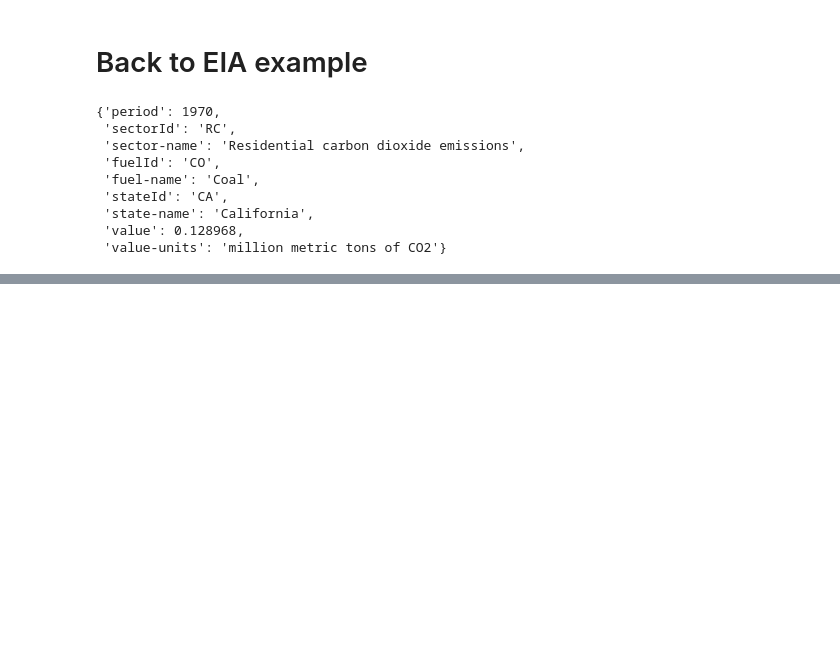
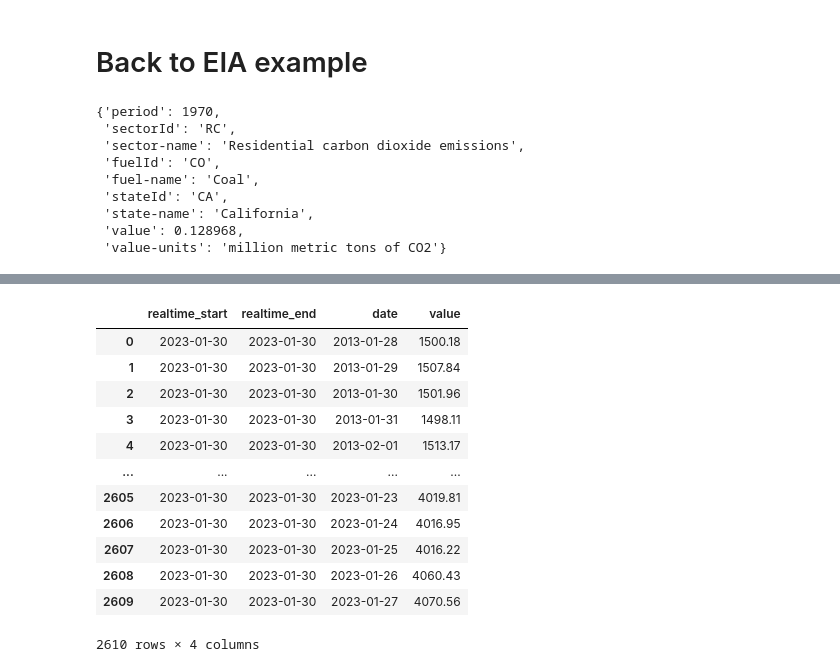
Before and after one commit to UCB-Econ-148/sp23-student, a Jupyter notebook: lec/lec3-1/Lec3.1.ipynb, the cells around one changed output, grey strips where cells are left out. Cells and saved outputs as stored; diff of their text form; code cells hidden in the pictures; blank space fills up the shorter version.

Commit message:
Added Fred API to lec3-1 notebook

```diff
--- a/lec/lec3-1/Lec3.1.ipynb
+++ b/lec/lec3-1/Lec3.1.ipynb
@@ -87,0 +99,7 @@ r["response"]["data"][0]
+# %%
+api_key = "dab081fe5e028d7fc65114e0c7f2cf6b"
+series_id = 'SP500'
+url = f'https://api.stlouisfed.org/fred/series/observations?series_id={series_id}&api_key={api_key}&file_type=json'
+response = requests.get(url)
+sp500_data = response.json()
+print(json.dumps(sp500_data, indent=2))
@@ -87,0 +124,17 @@ r["response"]["data"][0]
+# %%
+sp500_df = pd.DataFrame(sp500_data['observations'])
+sp500_df
+# %% [output]
+|  | realtime_start | realtime_end | date | value |
+| 0 | 2023-01-30 | 2023-01-30 | 2013-01-28 | 1500.18 |
+| 1 | 2023-01-30 | 2023-01-30 | 2013-01-29 | 1507.84 |
+| 2 | 2023-01-30 | 2023-01-30 | 2013-01-30 | 1501.96 |
+| 3 | 2023-01-30 | 2023-01-30 | 2013-01-31 | 1498.11 |
+| 4 | 2023-01-30 | 2023-01-30 | 2013-02-01 | 1513.17 |
+| ... | ... | ... | ... | ... |
+| 2605 | 2023-01-30 | 2023-01-30 | 2023-01-23 | 4019.81 |
+| 2606 | 2023-01-30 | 2023-01-30 | 2023-01-24 | 4016.95 |
+| 2607 | 2023-01-30 | 2023-01-30 | 2023-01-25 | 4016.22 |
+| 2608 | 2023-01-30 | 2023-01-30 | 2023-01-26 | 4060.43 |
+| 2609 | 2023-01-30 | 2023-01-30 | 2023-01-27 | 4070.56 |
+2610 rows × 4 columns
```
Also changed, not shown: parts of 11 cells of this notebook.
